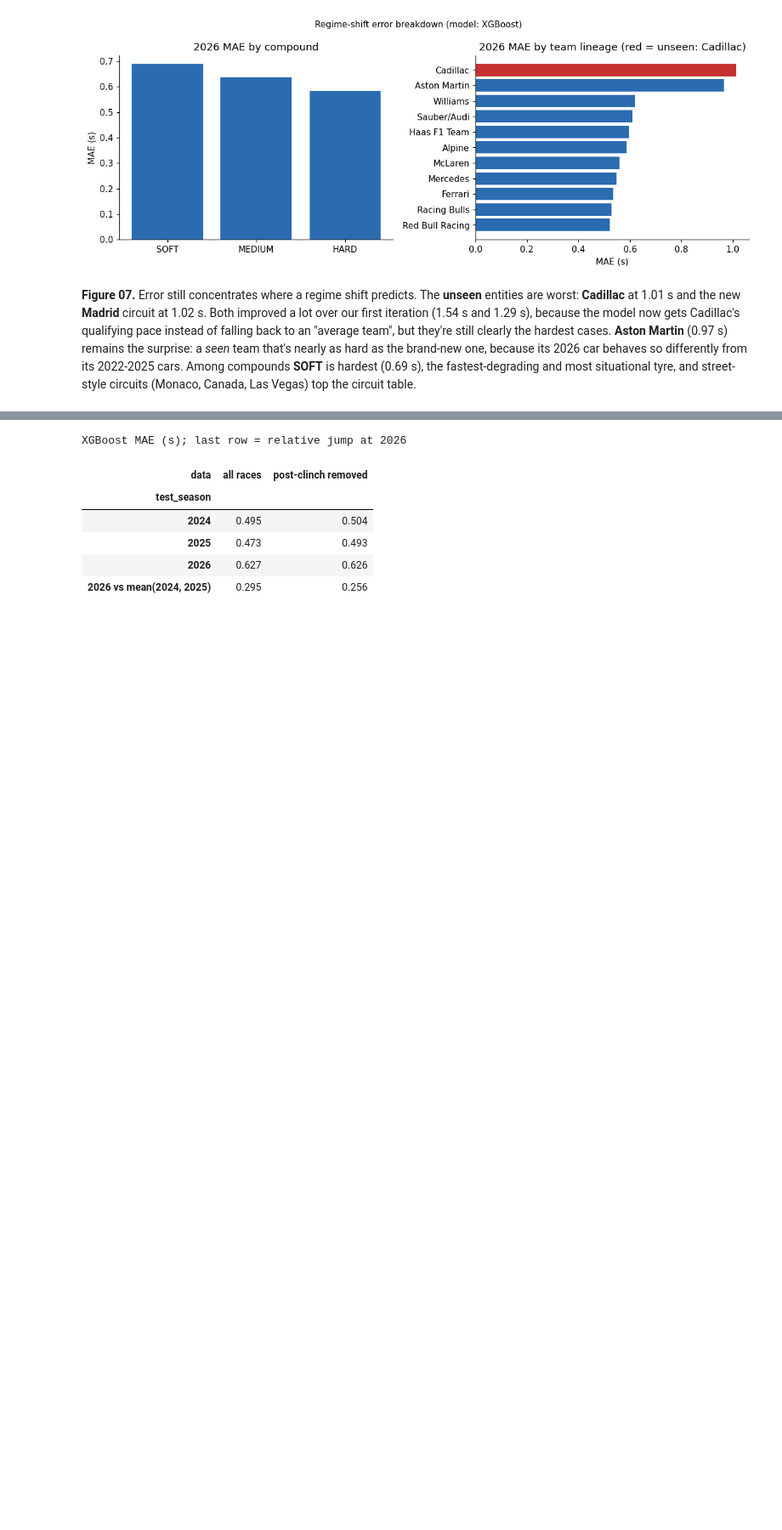
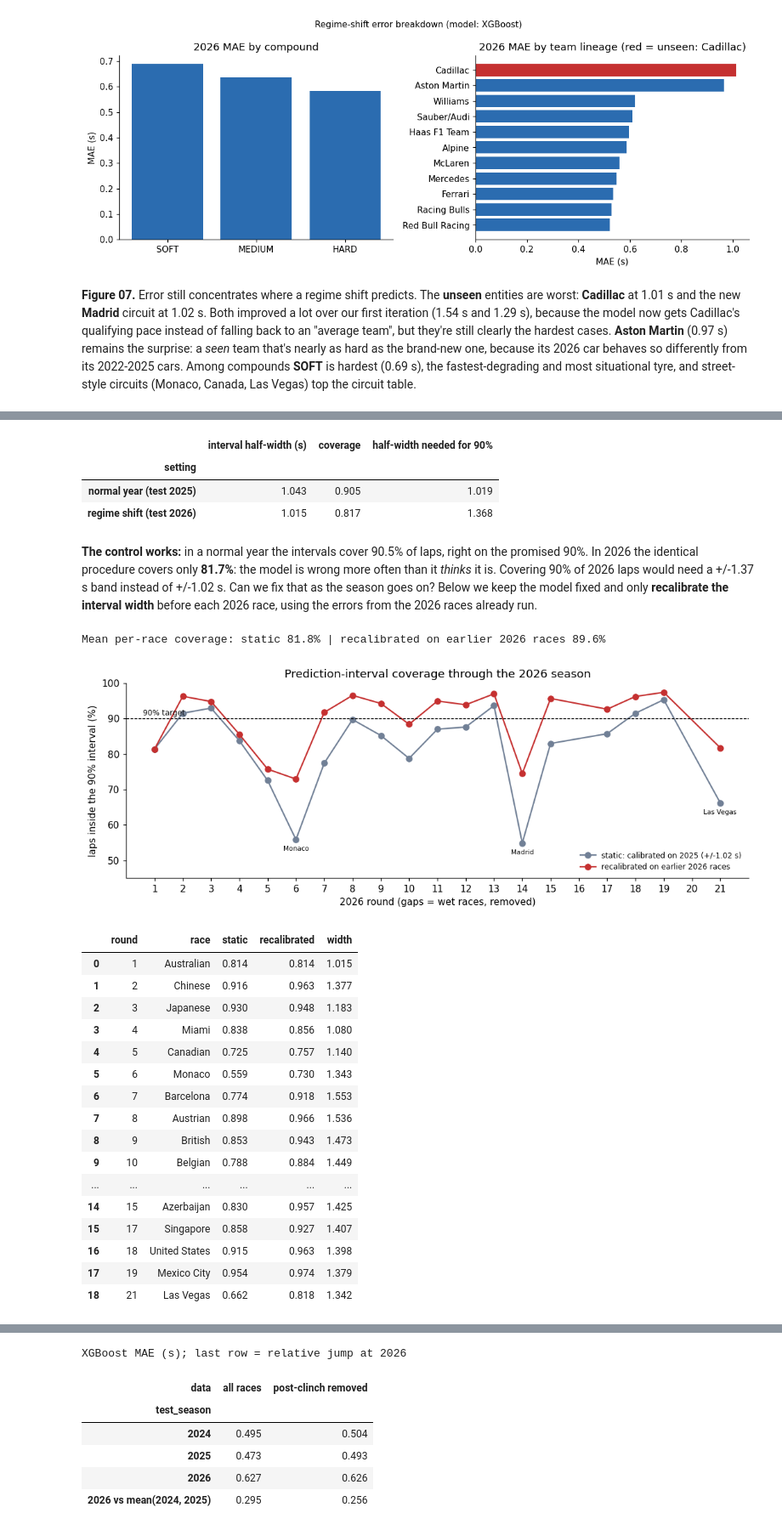
Before and after one commit to sagrawal11/DIS-ML-Final-Project, a Jupyter notebook: notebooks/05_regime_shift.ipynb, the cells around one changed output, grey strips where cells are left out. Shown at 85% size. Saved outputs shown, nothing was run; the diff lists cells and outputs as text; code cells hidden in the pictures; blank space fills up the shorter version.

```diff
--- a/notebooks/05_regime_shift.ipynb
+++ b/notebooks/05_regime_shift.ipynb
@@ -111,0 +253,64 @@ plt.tight_layout(); plt.savefig('figures/07_regime_breakdown.png', dpi=150); plt
+# %%
+def conformal(train_to, cal_season, test_season):
+    tr_m = (df.season <= train_to).to_numpy()
+    m = make_xgb(**XGB_PARAMS).fit(X_all[tr_m], y_all[tr_m])
+    res = np.abs(y_all.values - m.predict(X_all))
+    q = np.quantile(res[(df.season == cal_season).to_numpy()], 0.9)
+    te_m = (df.season == test_season).to_numpy()
+    return q, res, te_m
+rows = []
+for label, (a, b, c) in {'normal year (test 2025)': (2023, 2024, 2025), 'regime shift (test 2026)': (2024, 2025, 2026)}.items():
+    q, res, te_m = conformal(a, b, c)
+    rows.append({'setting': label, 'interval half-width (s)': q, 'coverage': (res[te_m] <= q).mean(),
+                 'half-width needed for 90%': np.quantile(res[te_m], 0.9)})
+pd.DataFrame(rows).set_index('setting').round(3)
+# %% [output]
+|  | interval half-width (s) | coverage | half-width needed for 90% |
+| setting |  |  |  |
+| normal year (test 2025) | 1.043 | 0.905 | 1.019 |
+| regime shift (test 2026) | 1.015 | 0.817 | 1.368 |
+# %% [markdown]
+**The control works:** in a normal year the intervals cover 90.5% of laps, right on the promised 90%. In 2026 the identical procedure covers only **81.7%**: the model is wrong more often than it *thinks* it is. Covering 90% of 2026 laps would need a +/-1.37 s band instead of +/-1.02 s. Can we fix that as the season goes on? Below we keep the model fixed and only **recalibrate the interval width** before each 2026 race, using the errors from the 2026 races already run.
+# %%
+q, res, te_m = conformal(2024, 2025, 2026)
+d = df[te_m][['round', 'circuit']].assign(r=res[te_m])
+rows, seen = [], []
+for rd, g in d.groupby('round'):
+    q_now = np.quantile(np.concatenate(seen), 0.9) if seen else q
+    rows.append({'round': rd, 'race': g.circuit.iloc[0],
+                 'static': (g.r <= q).mean(), 'recalibrated': (g.r <= q_now).mean(), 'width': q_now})
+    seen.append(g.r.values)
+cov = pd.DataFrame(rows)
+print('Mean per-race coverage: static %.1f%% | recalibrated on earlier 2026 races %.1f%%'
+      % (cov.static.mean() * 100, cov.recalibrated.mean() * 100))
+fig, ax = plt.subplots(figsize=(10, 3.8))
+ax.plot(cov['round'], cov.static * 100, marker='o', color='#718096', label=f'static: calibrated on 2025 (+/-{q:.2f} s)')
+ax.plot(cov['round'], cov.recalibrated * 100, marker='o', color='#c53030', label='recalibrated on earlier 2026 races')
+ax.axhline(90, color='black', lw=.8, ls='--'); ax.text(0.6, 91, '90% target', fontsize=8)
+for _, r in cov[cov.static < 0.7].iterrows():
+    ax.annotate(r.race, (r['round'], r.static * 100), textcoords='offset points', xytext=(0, -12), ha='center', fontsize=7)
+ax.set_xlabel('2026 round (gaps = wet races, removed)'); ax.set_ylabel('laps inside the 90% interval (%)'); ax.set_ylim(45, 100)
+ax.set_xticks(range(1, int(cov['round'].max()) + 1))
+ax.set_title('Prediction-interval coverage through the 2026 season'); ax.legend(frameon=False, fontsize=8, loc='lower right')
+plt.tight_layout(); plt.savefig('figures/14_interval_coverage_2026.png', dpi=150); plt.show()
+cov.round(3)
+# %% [output]
+Mean per-race coverage: static 81.8% | recalibrated on earlier 2026 races 89.6%
+[figure, added]
+|  | round | race | static | recalibrated | width |
+| 0 | 1 | Australian | 0.814 | 0.814 | 1.015 |
+| 1 | 2 | Chinese | 0.916 | 0.963 | 1.377 |
+| 2 | 3 | Japanese | 0.930 | 0.948 | 1.183 |
+| 3 | 4 | Miami | 0.838 | 0.856 | 1.080 |
+| 4 | 5 | Canadian | 0.725 | 0.757 | 1.140 |
+| 5 | 6 | Monaco | 0.559 | 0.730 | 1.343 |
+| 6 | 7 | Barcelona | 0.774 | 0.918 | 1.553 |
+| 7 | 8 | Austrian | 0.898 | 0.966 | 1.536 |
+| 8 | 9 | British | 0.853 | 0.943 | 1.473 |
+| 9 | 10 | Belgian | 0.788 | 0.884 | 1.449 |
+| ... | ... | ... | ... | ... | ... |
+| 14 | 15 | Azerbaijan | 0.830 | 0.957 | 1.425 |
+| 15 | 17 | Singapore | 0.858 | 0.927 | 1.407 |
+| 16 | 18 | United States | 0.915 | 0.963 | 1.398 |
+| 17 | 19 | Mexico City | 0.954 | 0.974 | 1.379 |
+| 18 | 21 | Las Vegas | 0.662 | 0.818 | 1.342 |
```
Also changed, not shown: parts of 16 cells of this notebook, 7 other files.
